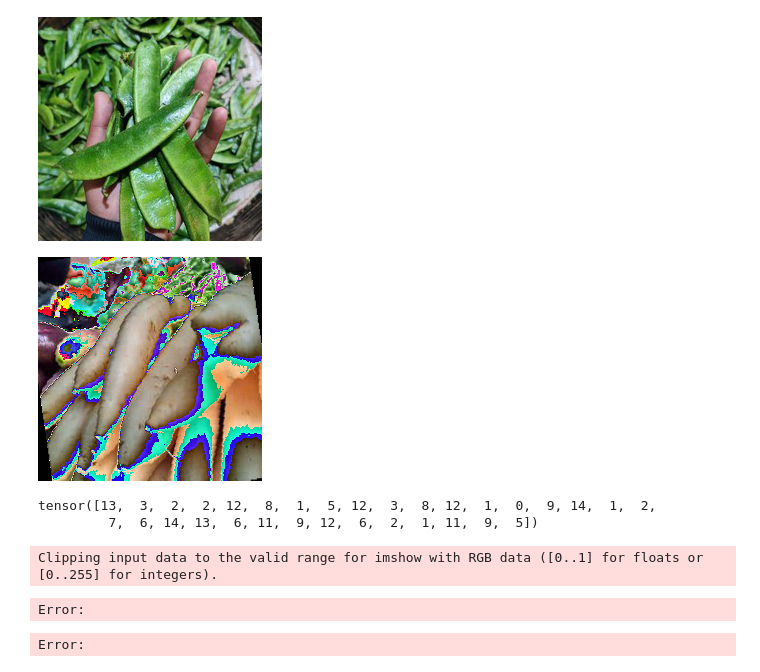
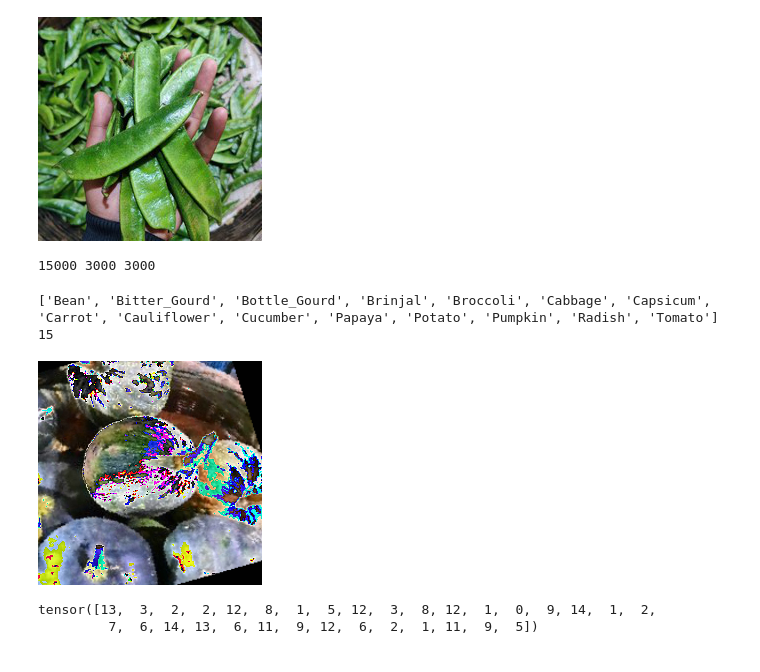
Before and after one commit to NN-2023-Szabo-Puskac/NN_assignement_2, a Jupyter notebook: data_exploration.ipynb, the cells around one changed output. Drawn from its saved outputs; the diff is of its cells as text; code cells hidden in the pictures.

```diff
--- a/data_exploration.ipynb
+++ b/data_exploration.ipynb
@@ -57,21 +54,25 @@ dataloader = DataLoader(dataset, batch_size=32, shuffle=True)
+# %%
+train_set = ImageFolder('data/Vegetable Images/train', transform=train_transform)
+val_set = ImageFolder('data/Vegetable Images/validation', transform=train_transform)
+test_set = ImageFolder('data/Vegetable Images/test', transform=train_transform)
+# %%
+print(len(train_set.samples), len(val_set.samples), len(test_set.samples))
+# %% [output]
+15000 3000 3000
+# %%
+print(train_set.classes)
+print(len(train_set.classes))
+# %% [output]
+['Bean', 'Bitter_Gourd', 'Bottle_Gourd', 'Brinjal', 'Broccoli', 'Cabbage', 'Capsicum', 'Carrot', 'Cauliflower', 'Cucumber', 'Papaya', 'Potato', 'Pumpkin', 'Radish', 'Tomato']
+15
 # %%
+dataloader = DataLoader(train_set, batch_size=32, shuffle=True)
 images, labels = next(iter(dataloader))
 fn.to_pil_image(images[0])
 # %% [output]
-[figure, old version]
+[figure, new version]
 # %%
 print(labels)
 # %% [output]
 tensor([13,  3,  2,  2, 12,  8,  1,  5, 12,  3,  8, 12,  1,  0,  9, 14,  1,  2,
          7,  6, 14, 13,  6, 11,  9, 12,  6,  2,  1, 11,  9,  5])
-# %%
-for images, labels in dataloader:
-    fig, ax = plt.subplots(figsize=(18,10))
-    ax.set_xticks([])
-    ax.set_yticks([])
-    ax.imshow(make_grid(images, nrow=16).permute(1, 2, 0))
-    break
-# %% [output]
-Clipping input data to the valid range for imshow with RGB data ([0..1] for floats or [0..255] for integers).
-Error:
-Error:
```
Also changed, not shown: parts of 1 cell of this notebook.
